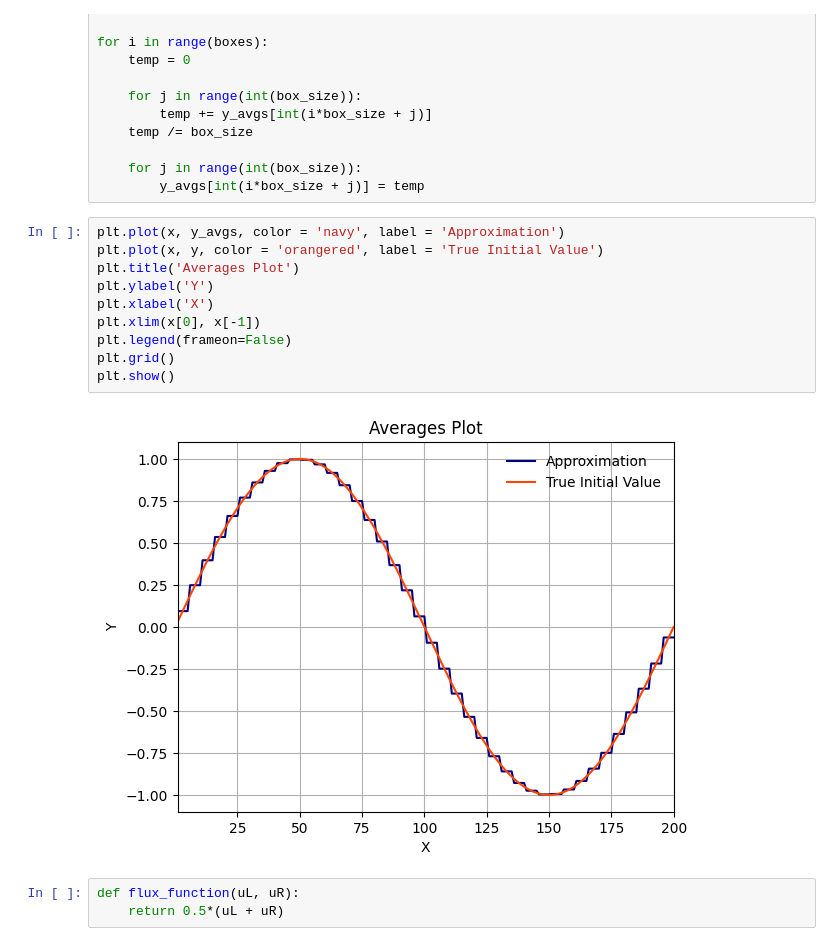
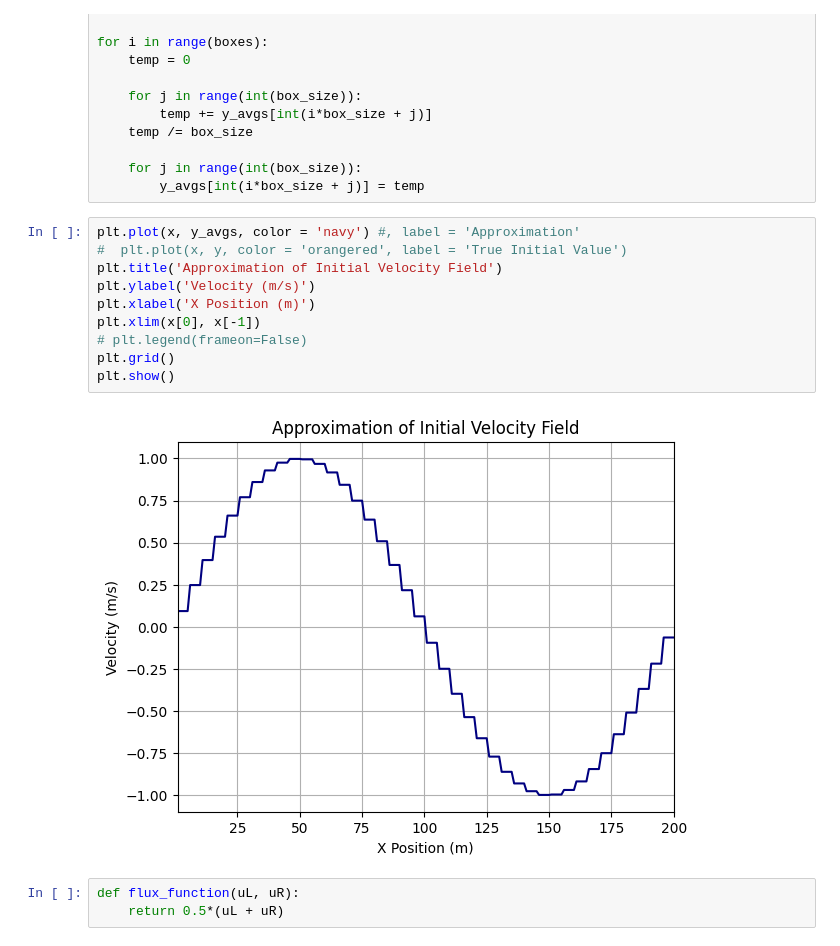
Before and after one commit to ashishd4/UROP, a Jupyter notebook: Week 6/6_29.ipynb, the cells around one changed output. Drawn from its saved outputs; the diff is of its cells as text.

```diff
--- a/Week 6/6_29.ipynb
+++ b/Week 6/6_29.ipynb
@@ -42,17 +41,17 @@ for i in range(boxes):
     for j in range(int(box_size)):
         y_avgs[int(i*box_size + j)] = temp
 # %%
-plt.plot(x, y_avgs, color = 'navy', label = 'Approximation')
-plt.plot(x, y, color = 'orangered', label = 'True Initial Value')
-plt.title('Averages Plot')
-plt.ylabel('Y')
-plt.xlabel('X')
+plt.plot(x, y_avgs, color = 'navy') #, label = 'Approximation'
+#  plt.plot(x, y, color = 'orangered', label = 'True Initial Value')
+plt.title('Approximation of Initial Velocity Field')
+plt.ylabel('Velocity (m/s)')
+plt.xlabel('X Position (m)')
 plt.xlim(x[0], x[-1])
-plt.legend(frameon=False)
+# plt.legend(frameon=False)
 plt.grid()
 plt.show()
 # %% [output]
-[figure, old version]
+[figure, new version]
 # %%
 def flux_function(uL, uR):
     return 0.5*(uL + uR)
```
Also changed, not shown: parts of 4 cells of this notebook, 1 other file.
